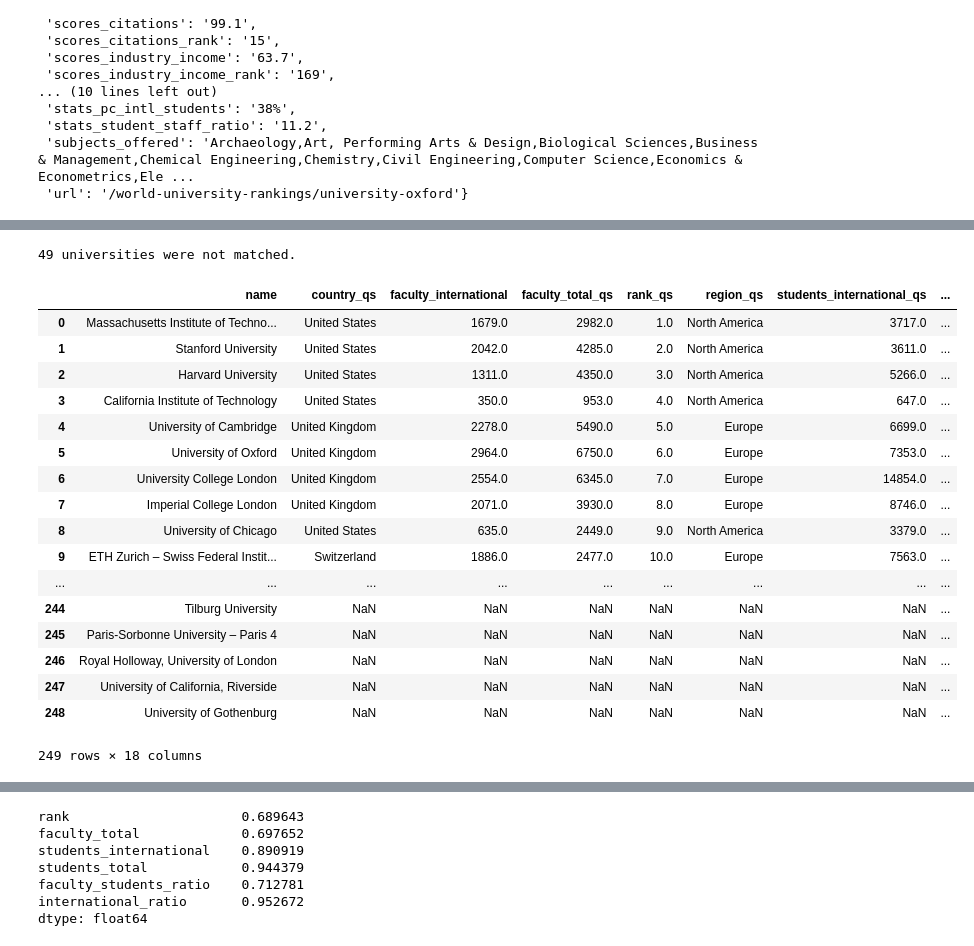
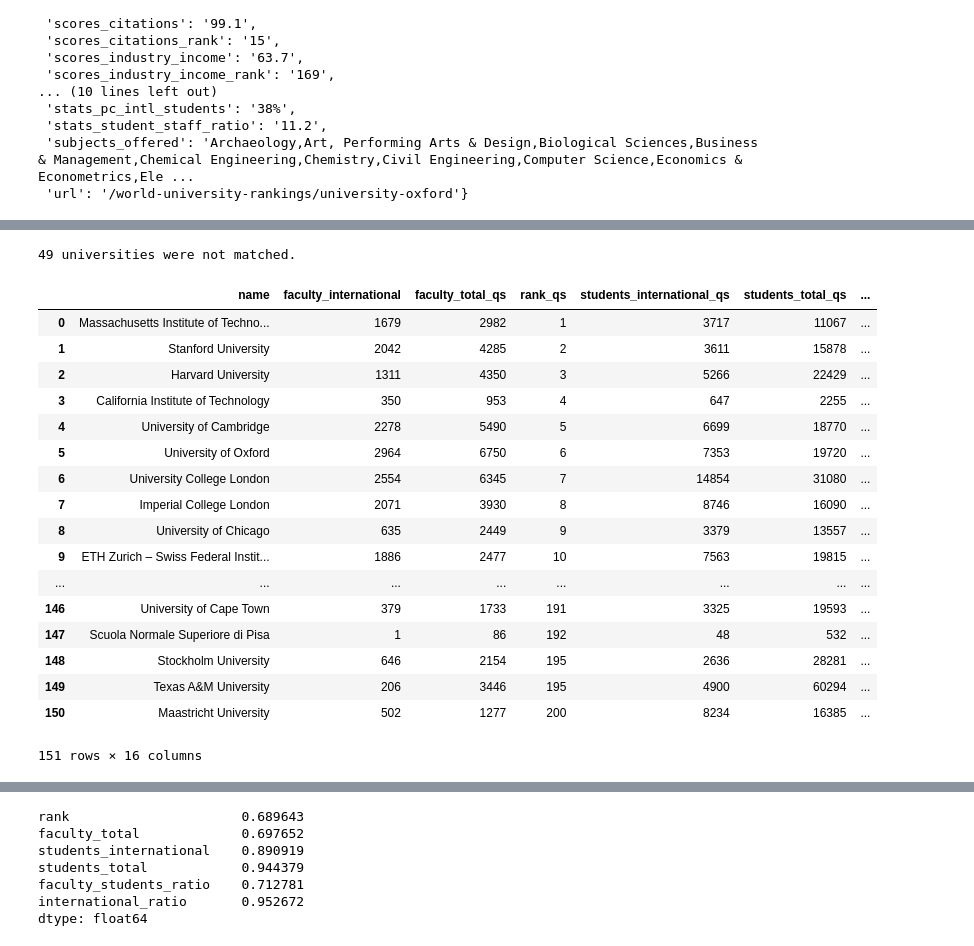
Before and after one commit to tarmeens/ada-homework, a Jupyter notebook: 02 - Data from the Web/Homework2.ipynb, the cells around one changed output, grey strips where cells are left out. Cells and saved outputs as stored; diff of their text form; code cells hidden in the pictures.

```diff
--- a/02 - Data from the Web/Homework2.ipynb
+++ b/02 - Data from the Web/Homework2.ipynb
@@ -148,3 +182,0 @@ def aggregate_analyze(df, grouping_col, value_col):
-# %%
-qs_df = qs_df.reset_index()
-aggregate_analyze(qs_df, 'country', 'faculty_students_ratio')
@@ -298,3 +310,0 @@ the_df.sort_values('international_ratio', ascending=False).head()
-# %%
-the_df = the_df.reset_index()
-aggregate_analyze(the_df, 'country', 'faculty_students_ratio')
@@ -365,40 +395,46 @@ aggregate_analyze(the_df, 'region', 'international_ratio')
 # %%
 not_matched_counter = 0
 
-qs_df_ = qs_df.copy()
-the_df_ = the_df.copy()
+qs_df_ = qs_df.copy().reset_index()
+the_df_ = the_df.copy().reset_index()
 def mapName(name):
     global not_matched_counter
     tolerance = 0.6
     res = difflib.get_close_matches(name, the_df_['name'], 1, tolerance)
     if len(res) > 0:
         back_res = difflib.get_close_matches(res[0], qs_df_['name'], 1, tolerance)
         if len(back_res) > 0 and name == back_res[0]:
             return res[0]
     not_matched_counter += 1
     return name
 
 qs_df_['name'] = qs_df_['name'].map(mapName)
 print(not_matched_counter, 'universities were not matched.')
-merged_df = qs_df_.merge(the_df_, on='name', how='outer', suffixes=('_qs', '_the'))
+merged_df = qs_df_.merge(the_df_, on='name', how='inner', suffixes=('_qs', '_the'))
+
+# clean the table (only one column for the region and the country)
+merged_df["region"] = merged_df.region_qs
+merged_df["country"] = merged_df.country_qs
+merged_df.drop(['region_qs', 'region_the', 'country_qs', 'country_the'], axis = 1, inplace = True)
+
 merged_df
 # %% [output]
 49 universities were not matched.
-|  | name | country_qs | faculty_international | faculty_total_qs | rank_qs | region_qs | students_international_qs | ... |
-| 0 | Massachusetts Institute of Techno... | United States | 1679.0 | 2982.0 | 1.0 | North America | 3717.0 | ... |
-| 1 | Stanford University | United States | 2042.0 | 4285.0 | 2.0 | North America | 3611.0 | ... |
-| 2 | Harvard University | United States | 1311.0 | 4350.0 | 3.0 | North America | 5266.0 | ... |
-| 3 | California Institute of Technology | United States | 350.0 | 953.0 | 4.0 | North America | 647.0 | ... |
-| 4 | University of Cambridge | United Kingdom | 2278.0 | 5490.0 | 5.0 | Europe | 6699.0 | ... |
-| 5 | University of Oxford | United Kingdom | 2964.0 | 6750.0 | 6.0 | Europe | 7353.0 | ... |
-| 6 | University College London | United Kingdom | 2554.0 | 6345.0 | 7.0 | Europe | 14854.0 | ... |
-| 7 | Imperial College London | United Kingdom | 2071.0 | 3930.0 | 8.0 | Europe | 8746.0 | ... |
-| 8 | University of Chicago | United States | 635.0 | 2449.0 | 9.0 | North America | 3379.0 | ... |
-| 9 | ETH Zurich – Swiss Federal Instit... | Switzerland | 1886.0 | 2477.0 | 10.0 | Europe | 7563.0 | ... |
-| ... | ... | ... | ... | ... | ... | ... | ... | ... |
-| 244 | Tilburg University | NaN | NaN | NaN | NaN | NaN | NaN | ... |
-| 245 | Paris-Sorbonne University – Paris 4 | NaN | NaN | NaN | NaN | NaN | NaN | ... |
-| 246 | Royal Holloway, University of London | NaN | NaN | NaN | NaN | NaN | NaN | ... |
-| 247 | University of California, Riverside | NaN | NaN | NaN | NaN | NaN | NaN | ... |
-| 248 | University of Gothenburg | NaN | NaN | NaN | NaN | NaN | NaN | ... |
+|  | name | faculty_international | faculty_total_qs | rank_qs | students_international_qs | students_total_qs | ... |
+| 0 | Massachusetts Institute of Techno... | 1679 | 2982 | 1 | 3717 | 11067 | ... |
+| 1 | Stanford University | 2042 | 4285 | 2 | 3611 | 15878 | ... |
+| 2 | Harvard University | 1311 | 4350 | 3 | 5266 | 22429 | ... |
+| 3 | California Institute of Technology | 350 | 953 | 4 | 647 | 2255 | ... |
+| 4 | University of Cambridge | 2278 | 5490 | 5 | 6699 | 18770 | ... |
+| 5 | University of Oxford | 2964 | 6750 | 6 | 7353 | 19720 | ... |
+| 6 | University College London | 2554 | 6345 | 7 | 14854 | 31080 | ... |
+| 7 | Imperial College London | 2071 | 3930 | 8 | 8746 | 16090 | ... |
+| 8 | University of Chicago | 635 | 2449 | 9 | 3379 | 13557 | ... |
+| 9 | ETH Zurich – Swiss Federal Instit... | 1886 | 2477 | 10 | 7563 | 19815 | ... |
+| ... | ... | ... | ... | ... | ... | ... | ... |
+| 146 | University of Cape Town | 379 | 1733 | 191 | 3325 | 19593 | ... |
+| 147 | Scuola Normale Superiore di Pisa | 1 | 86 | 192 | 48 | 532 | ... |
+| 148 | Stockholm University | 646 | 2154 | 195 | 2636 | 28281 | ... |
+| 149 | Texas A&M University | 206 | 3446 | 195 | 4900 | 60294 | ... |
+| 150 | Maastricht University | 502 | 1277 | 200 | 8234 | 16385 | ... |
-249 rows × 18 columns
+151 rows × 16 columns
```
Also changed, not shown: parts of 37 cells of this notebook.
